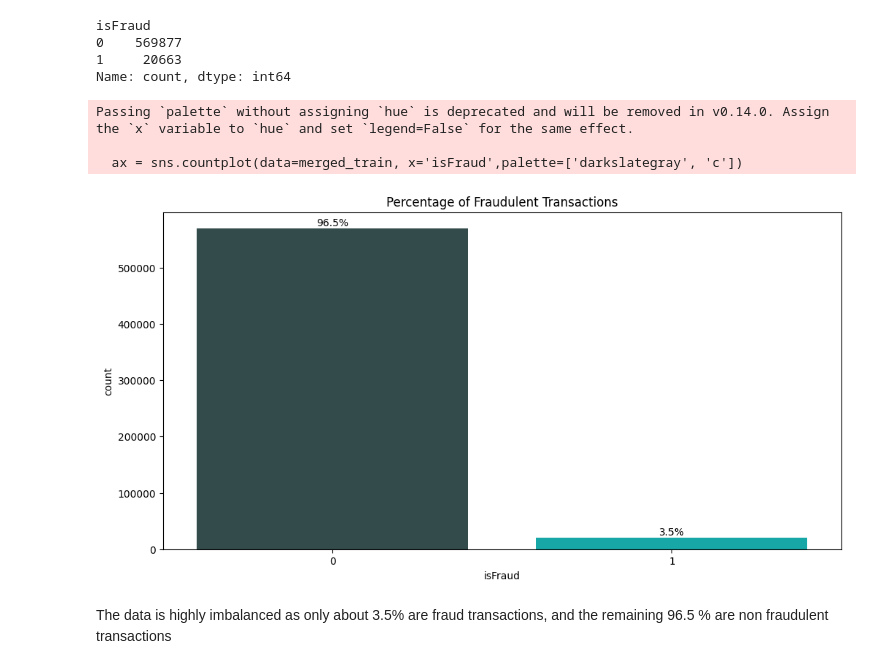
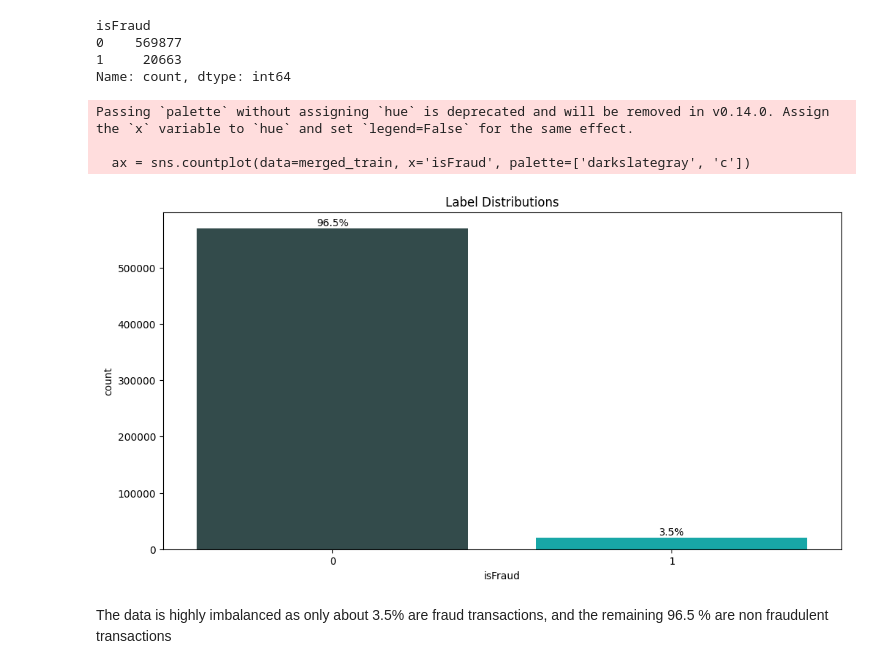
Before and after one commit to tranthikyphuong/IEEE-CIS-Fraud-Detection-Project, a Jupyter notebook: ieee-cis-fraud-detection.ipynb, the cells around one changed output. Saved outputs shown, nothing was run; the diff lists cells and outputs as text; code cells hidden in the pictures.

Commit message:
Kaggle Notebook | IEEE-CIS Fraud Detection | Version 13

```diff
--- a/ieee-cis-fraud-detection.ipynb
+++ b/ieee-cis-fraud-detection.ipynb
@@ -82,23 +82,26 @@ Name: count, dtype: int64
 # %%
 plt.figure(figsize=(12, 6))
 
-ax = sns.countplot(data=merged_train, x='isFraud',palette=['darkslategray', 'c'])
+ax = sns.countplot(data=merged_train, x='isFraud', palette=['darkslategray', 'c'])
 
 total = len(merged_train['isFraud'])
 
 for p in ax.patches:
     percentage = '{:.1f}%'.format(100 * p.get_height() / total)
     x = p.get_x() + p.get_width() / 2
     y = p.get_height()
     ax.annotate(percentage, (x, y), ha='center', va='bottom')
 
 
-plt.title('Percentage of Fraudulent Transactions')
+plt.title('Label Distributions')
+
+plt.savefig('/kaggle/working/fraud_percentage.png', dpi=300, bbox_inches='tight')
+
 plt.show()
 # %% [output]
 Passing `palette` without assigning `hue` is deprecated and will be removed in v0.14.0. Assign the `x` variable to `hue` and set `legend=False` for the same effect.
 
-  ax = sns.countplot(data=merged_train, x='isFraud',palette=['darkslategray', 'c'])
+  ax = sns.countplot(data=merged_train, x='isFraud', palette=['darkslategray', 'c'])
-[figure, old version]
+[figure, new version]
 # %% [markdown]
 The data is highly imbalanced as only about 3.5% are fraud transactions, and the remaining 96.5 % are non fraudulent transactions
```
Also changed, not shown: parts of 22 cells of this notebook.
